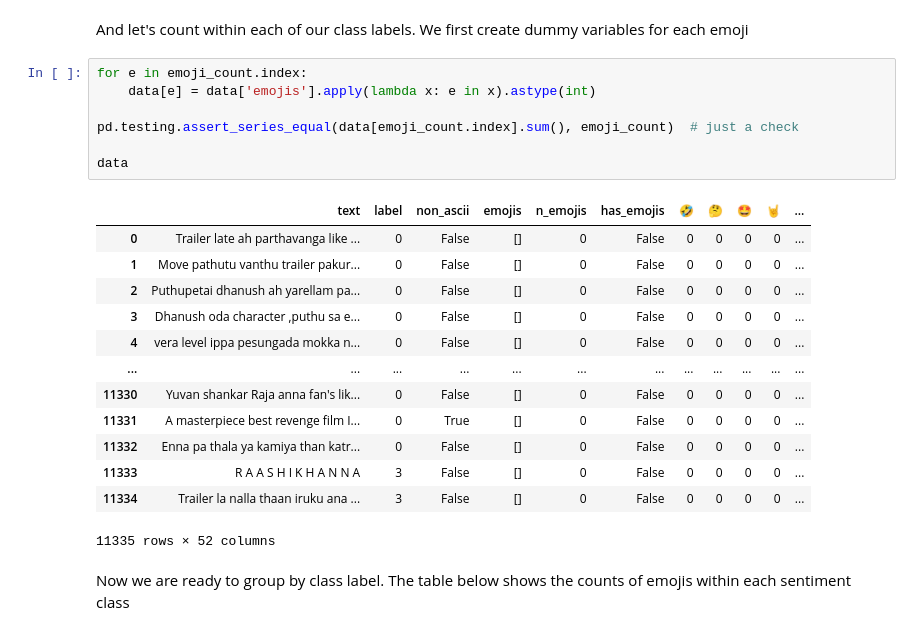
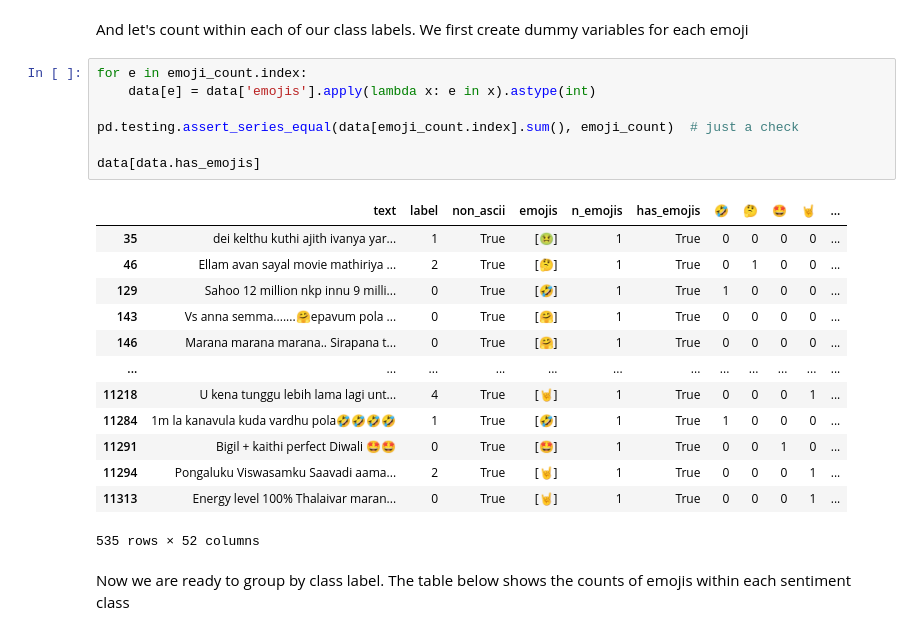
Before and after one commit to dmontaner/tamil_mix_sentiment_analysis, a Jupyter notebook: d020_explore_emojis.ipynb, the cells around one changed output. Drawn from its saved outputs; the diff is of its cells as text.

Commit message:
updated table

```diff
--- a/d020_explore_emojis.ipynb
+++ b/d020_explore_emojis.ipynb
@@ -183,24 +183,24 @@ And let's count within each of our class labels.
 # %%
 for e in emoji_count.index:
     data[e] = data['emojis'].apply(lambda x: e in x).astype(int)
 
 pd.testing.assert_series_equal(data[emoji_count.index].sum(), emoji_count)  # just a check
 
-data
+data[data.has_emojis]
 # %% [output]
 |  | text | label | non_ascii | emojis | n_emojis | has_emojis | 🤣 | 🤔 | 🤩 | 🤘 | ... |
-| 0 | Trailer late ah parthavanga like ... | 0 | False | [] | 0 | False | 0 | 0 | 0 | 0 | ... |
-| 1 | Move pathutu vanthu trailer pakur... | 0 | False | [] | 0 | False | 0 | 0 | 0 | 0 | ... |
-| 2 | Puthupetai dhanush ah yarellam pa... | 0 | False | [] | 0 | False | 0 | 0 | 0 | 0 | ... |
-| 3 | Dhanush oda character ,puthu sa e... | 0 | False | [] | 0 | False | 0 | 0 | 0 | 0 | ... |
-| 4 | vera level ippa pesungada mokka n... | 0 | False | [] | 0 | False | 0 | 0 | 0 | 0 | ... |
+| 35 | dei kelthu kuthi ajith ivanya yar... | 1 | True | [🤢] | 1 | True | 0 | 0 | 0 | 0 | ... |
+| 46 | Ellam avan sayal movie mathiriya ... | 2 | True | [🤔] | 1 | True | 0 | 1 | 0 | 0 | ... |
+| 129 | Sahoo 12 million nkp innu 9 milli... | 0 | True | [🤣] | 1 | True | 1 | 0 | 0 | 0 | ... |
+| 143 | Vs anna semma.......🤗epavum pola ... | 0 | True | [🤗] | 1 | True | 0 | 0 | 0 | 0 | ... |
+| 146 | Marana marana marana.. Sirapana t... | 0 | True | [🤗] | 1 | True | 0 | 0 | 0 | 0 | ... |
 | ... | ... | ... | ... | ... | ... | ... | ... | ... | ... | ... | ... |
-| 11330 | Yuvan shankar Raja anna fan's lik... | 0 | False | [] | 0 | False | 0 | 0 | 0 | 0 | ... |
-| 11331 | A masterpiece best revenge film I... | 0 | True | [] | 0 | False | 0 | 0 | 0 | 0 | ... |
-| 11332 | Enna pa thala ya kamiya than katr... | 0 | False | [] | 0 | False | 0 | 0 | 0 | 0 | ... |
-| 11333 | R A A S H I K H A N N A | 3 | False | [] | 0 | False | 0 | 0 | 0 | 0 | ... |
-| 11334 | Trailer la nalla thaan iruku ana ... | 3 | False | [] | 0 | False | 0 | 0 | 0 | 0 | ... |
+| 11218 | U kena tunggu lebih lama lagi unt... | 4 | True | [🤘] | 1 | True | 0 | 0 | 0 | 1 | ... |
+| 11284 | 1m la kanavula kuda vardhu pola🤣🤣🤣🤣 | 1 | True | [🤣] | 1 | True | 1 | 0 | 0 | 0 | ... |
+| 11291 | Bigil + kaithi perfect Diwali 🤩🤩 | 0 | True | [🤩] | 1 | True | 0 | 0 | 1 | 0 | ... |
+| 11294 | Pongaluku Viswasamku Saavadi aama... | 2 | True | [🤘] | 1 | True | 0 | 0 | 0 | 1 | ... |
+| 11313 | Energy level 100% Thalaivar maran... | 0 | True | [🤘] | 1 | True | 0 | 0 | 0 | 1 | ... |
-11335 rows × 52 columns
+535 rows × 52 columns
 # %% [markdown]
 Now we are ready to group by class label.
  The table below shows the counts of emojis within each sentiment class
```
Also changed, not shown: parts of 1 cell of this notebook, 1 other file.
